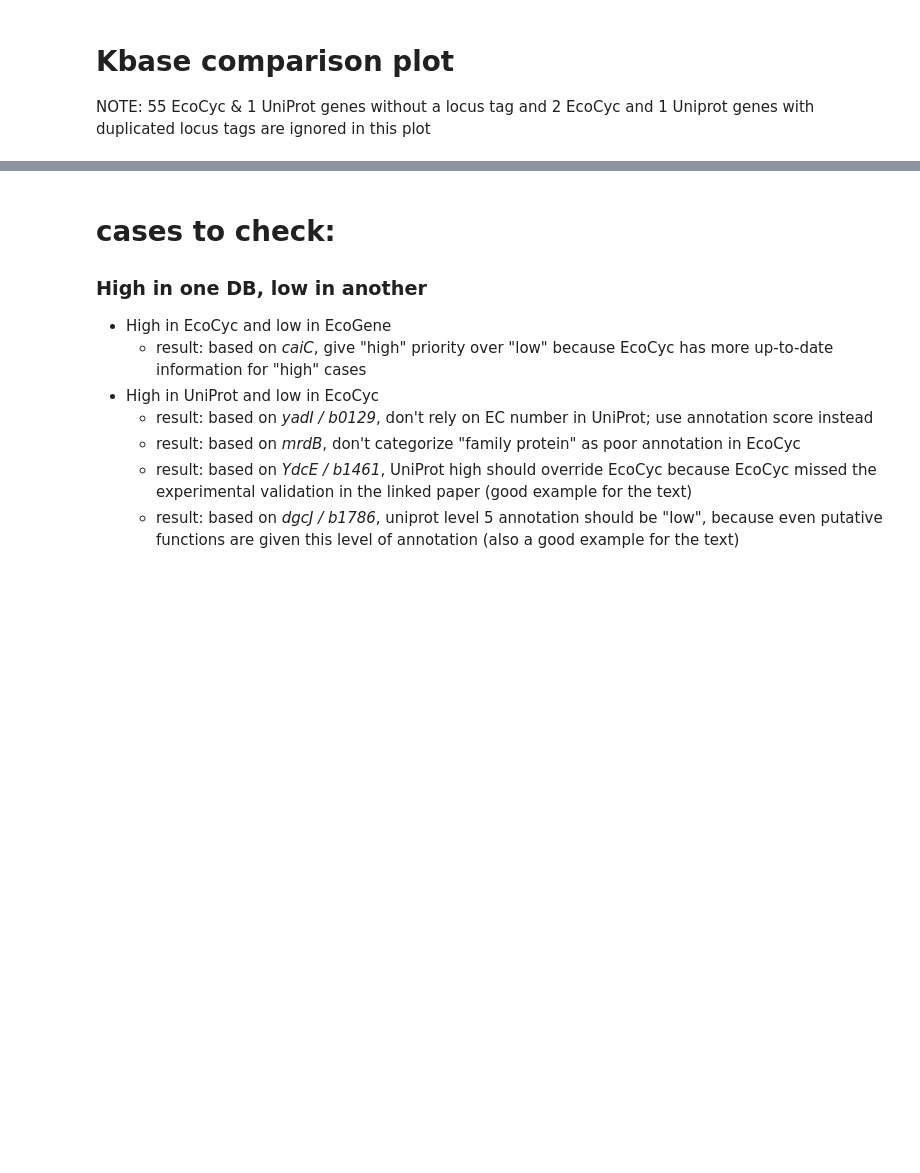
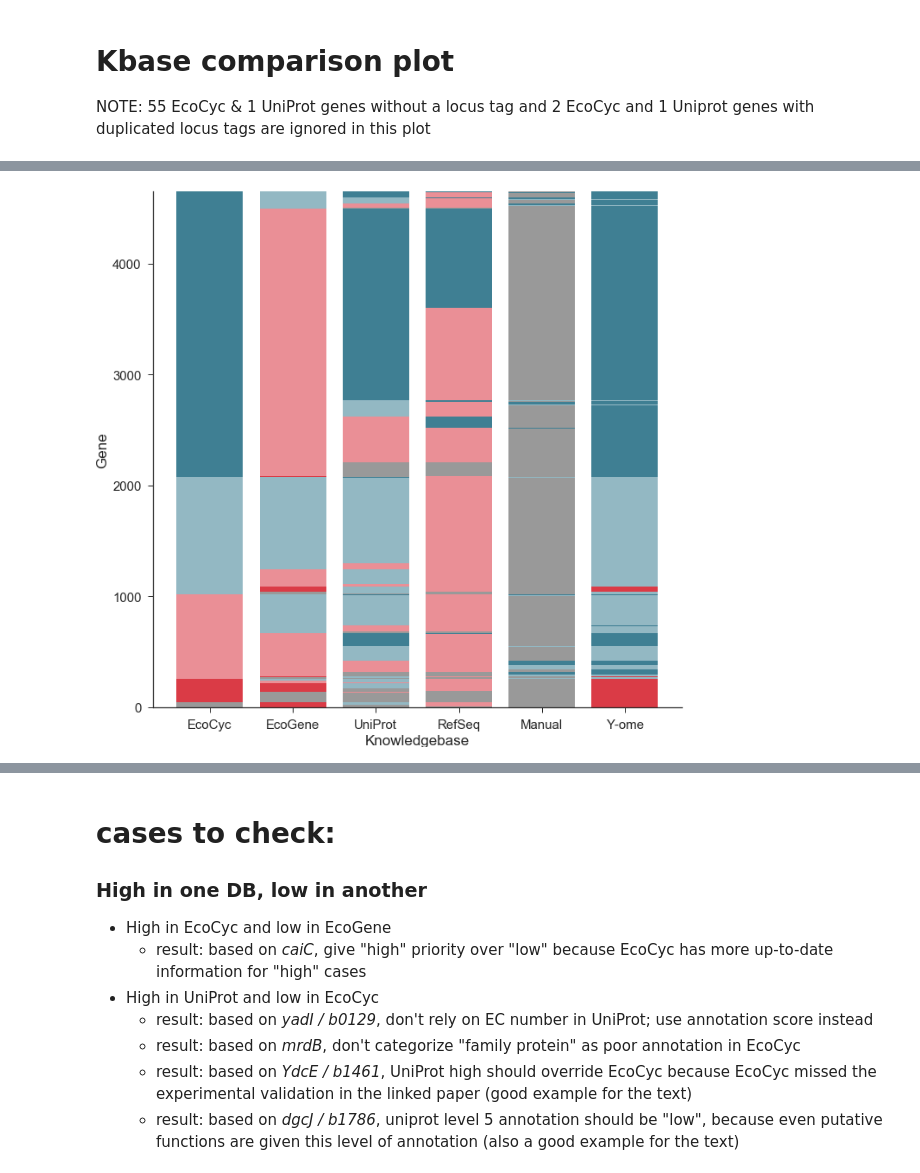
Before and after one commit to zakandrewking/y-ome, a Jupyter notebook: notebooks/17..12.06 Categories.ipynb, the cells around one changed output, grey strips where cells are left out. Cells and saved outputs as stored; diff of their text form; code cells hidden in the pictures; blank space fills up the shorter version.

Commit message:
dropped duplicates in manual.tsv; updated plots

```diff
--- a/notebooks/17..12.06 Categories.ipynb
+++ b/notebooks/17..12.06 Categories.ipynb
@@ -197,27 +119,29 @@ levels = {
 }
+# %%
+kbases_plot = kbases_unstacked.applymap(lambda x: levels[x])
 # %%
 colors = {
     0: [ 0.85453713,  0.22957019,  0.27623218,  1.        ], # bright red
     1: [ 0.9170408 ,  0.56061475,  0.58722664,  1.        ], # red
     2: [ 0.57653009,  0.72175186,  0.76633449,  1.        ], # light blue green
     3: [ 0.24715576,  0.49918708,  0.57655991,  1.        ], # dark blue green
-    4: [ 0.6,         0.6,         0.6,         1.        ], # grey
+    -1: [ 0.6,         0.6,         0.6,         1.        ], # grey
 }
 # pal = sns.diverging_palette(10, 220, sep=80, n=7)
 # sns.palplot(pal)
 # pal
-# %%
-knowledgebase_names = list(kbases_unstacked.columns)
-kbases_plot = kbases_unstacked.applymap(lambda x: levels[x]).sort_values(by=list(kbases_unstacked.columns))
 # %%
-# create bars based on consecutive colors
-last_value = {kbase: None for kbase in knowledgebase_names}
-bars = {kbase: [] for kbase in knowledgebase_names}
-for locus_tag, row in kbases_plot.iterrows():
-    for kbase, value in row.iteritems():
-        if len(bars[kbase]) == 0 or bars[kbase][-1]['value'] != value:
-            bars[kbase].append({'value': value, 'height': 1})
-            last_value[kbase] = value
-        else:
-            bars[kbase][-1]['height'] += 1
+def make_bars(df_all, labels):
+    df = df_all[labels].sort_values(by=labels)
+    # create bars based on consecutive colors
+    last_value = {kbase: None for kbase in labels}
+    bars = {kbase: [] for kbase in labels}
+    for locus_tag, row in df.iterrows():
+        for kbase, value in row.iteritems():
+            if len(bars[kbase]) == 0 or bars[kbase][-1]['value'] != value:
+                bars[kbase].append({'value': value, 'height': 1})
+                last_value[kbase] = value
+            else:
+                bars[kbase][-1]['height'] += 1
+    return [bars[x] for x in labels]
 # %%
@@ -239,0 +184,7 @@ fig.savefig('/Users/zaking/lab/y-ome/figs/y-ome-latest.png')
+# %%
+labels = ['EcoCyc', 'EcoGene', 'UniProt', 'RefSeq', 'Manual', 'Y-ome']
+kbase_bars = make_bars(kbases_plot, labels)
+fig, _ = plot_bars(kbase_bars, labels)
+fig.savefig('/Users/zaking/lab/y-ome/figs/kbase-bars.pdf')
+# %% [output]
+[figure, added]
```
Also changed, not shown: parts of 15 cells of this notebook, 2 other files.
